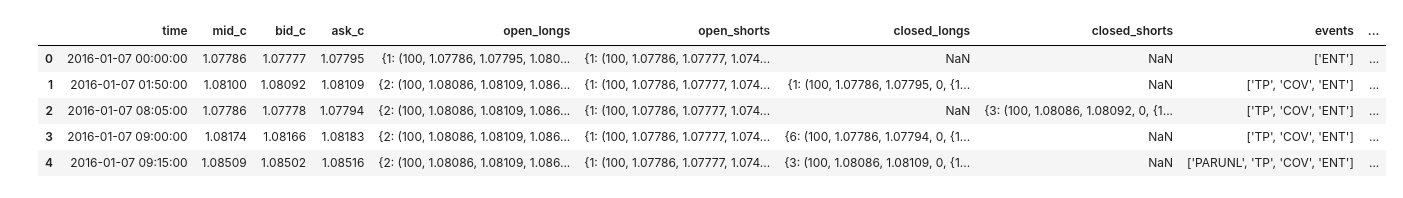
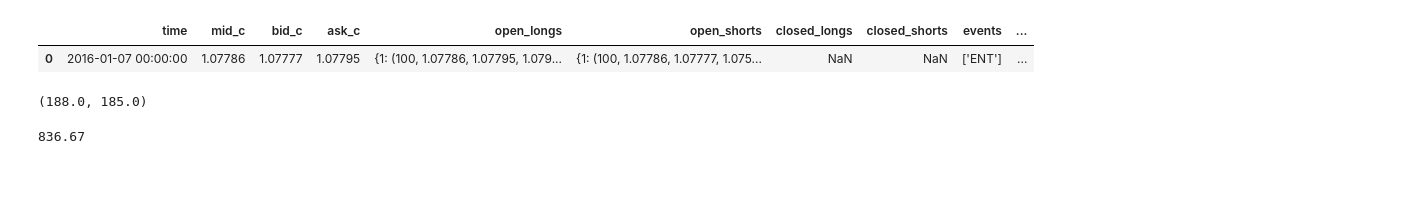
Before and after one commit to csvk/grid_simulator, a Jupyter notebook: exploration/strategy.analysis.ipynb, the cells around one changed output. Saved outputs shown, nothing was run; the diff lists cells and outputs as text; code cells hidden in the pictures.

```diff
--- a/exploration/strategy.analysis.ipynb
+++ b/exploration/strategy.analysis.ipynb
@@ -24,14 +24,18 @@ d = Data(source=results, ticker=ticker, instruments=instruments)
 # %%
 d.prepare_fast_data('d')
 # %%
-d.df['d'].head()
+d.df['d'].head(1)
 # %% [output]
 |  | time | mid_c | bid_c | ask_c | open_longs | open_shorts | closed_longs | closed_shorts | events | ... |
-| 0 | 2016-01-07 00:00:00 | 1.07786 | 1.07777 | 1.07795 | {1: (100, 1.07786, 1.07795, 1.080... | {1: (100, 1.07786, 1.07777, 1.074... | NaN | NaN | ['ENT'] | ... |
-| 1 | 2016-01-07 01:50:00 | 1.08100 | 1.08092 | 1.08109 | {2: (100, 1.08086, 1.08109, 1.086... | {1: (100, 1.07786, 1.07777, 1.074... | {1: (100, 1.07786, 1.07795, 0, {1... | NaN | ['TP', 'COV', 'ENT'] | ... |
-| 2 | 2016-01-07 08:05:00 | 1.07786 | 1.07778 | 1.07794 | {2: (100, 1.08086, 1.08109, 1.086... | {1: (100, 1.07786, 1.07777, 1.074... | NaN | {3: (100, 1.08086, 1.08092, 0, {1... | ['TP', 'COV', 'ENT'] | ... |
-| 3 | 2016-01-07 09:00:00 | 1.08174 | 1.08166 | 1.08183 | {2: (100, 1.08086, 1.08109, 1.086... | {1: (100, 1.07786, 1.07777, 1.074... | {6: (100, 1.07786, 1.07794, 0, {1... | NaN | ['TP', 'COV', 'ENT'] | ... |
-| 4 | 2016-01-07 09:15:00 | 1.08509 | 1.08502 | 1.08516 | {2: (100, 1.08086, 1.08109, 1.086... | {1: (100, 1.07786, 1.07777, 1.074... | {3: (100, 1.08086, 1.08109, 0, {1... | NaN | ['PARUNL', 'TP', 'COV', 'ENT'] | ... |
+| 0 | 2016-01-07 00:00:00 | 1.07786 | 1.07777 | 1.07795 | {1: (100, 1.07786, 1.07795, 1.079... | {1: (100, 1.07786, 1.07777, 1.075... | NaN | NaN | ['ENT'] | ... |
+# %%
+d.df['d'].open_long_count.max(), d.df['d'].open_short_count.max()
+# %% [output]
+(188.0, 185.0)
+# %%
+d.df['d'].margin_used.max()
+# %% [output]
+836.67
 # %%
 d.df['d'][d.df['d']['events'].str.contains('MC')].head()
 # %% [output]
```
Also changed, not shown: parts of 5 cells of this notebook, 3 other files.
